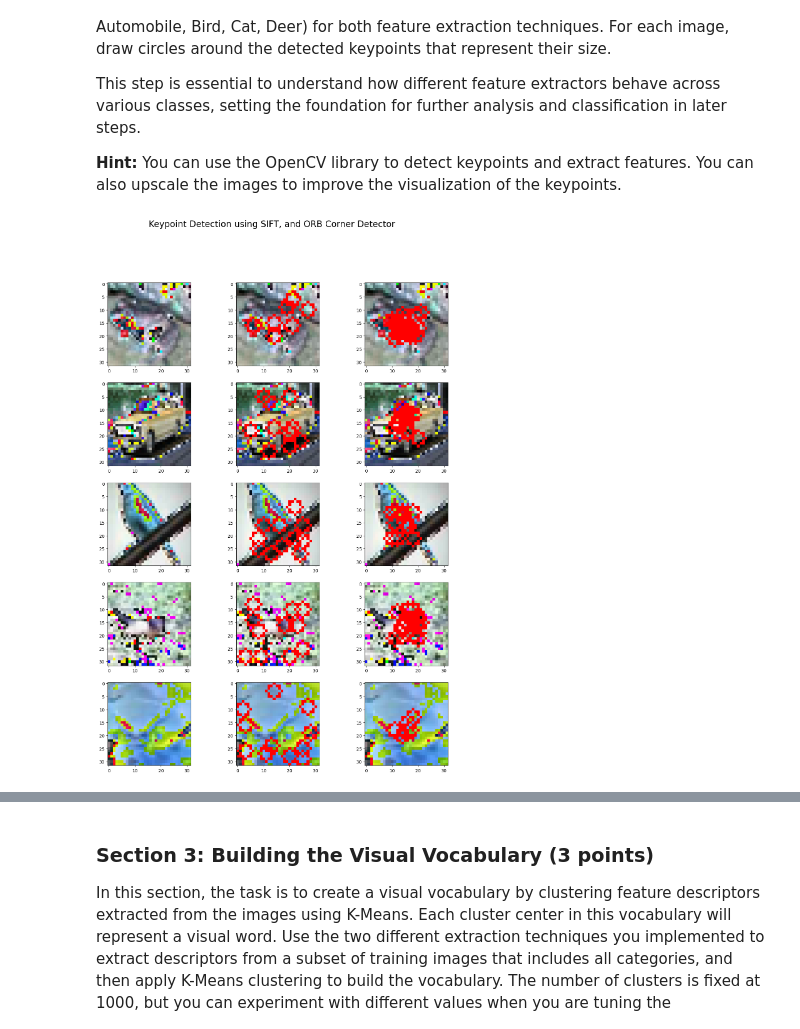
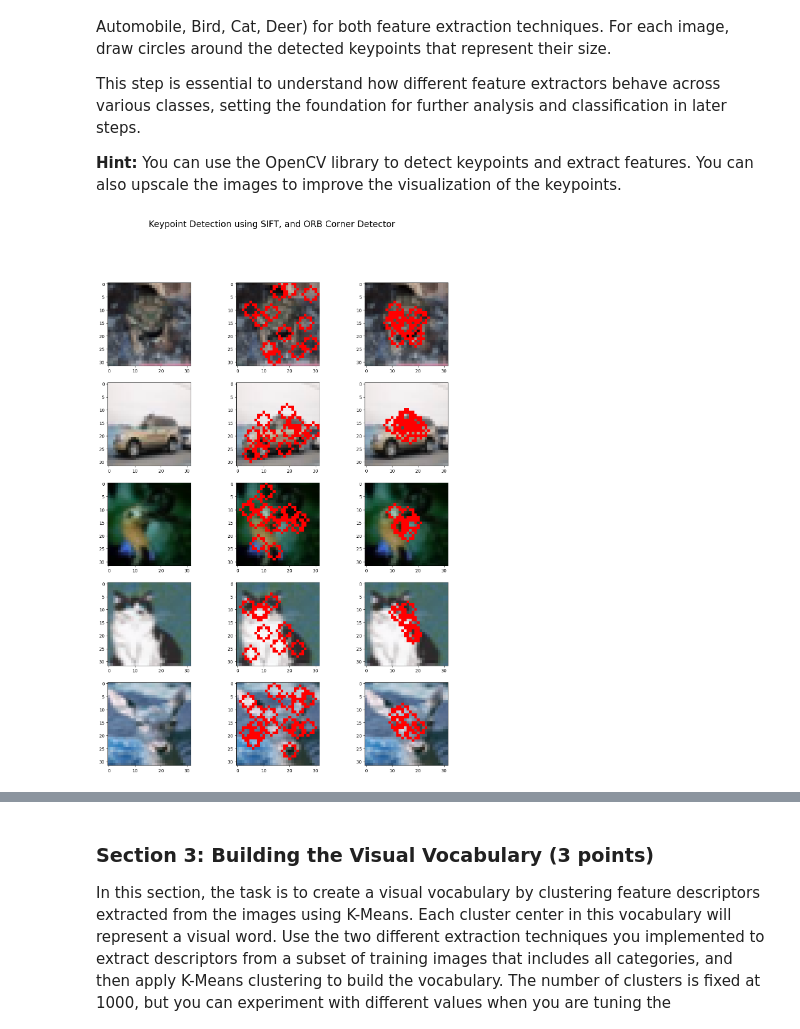
Before and after one commit to matthias-hagenauer/cv1_labs, a Jupyter notebook: cv1-lab-final-1/cv1-final-lab-part-1.ipynb, the cells around one changed output, grey strips where cells are left out. Drawn from its saved outputs; the diff is of its cells as text; code cells hidden in the pictures.

```diff
--- a/cv1-lab-final-1/cv1-final-lab-part-1.ipynb
+++ b/cv1-lab-final-1/cv1-final-lab-part-1.ipynb
@@ -244,35 +244,35 @@ def draw_keypoints(image, keypoints, title):
 def get_random_picture(label=None):
     classes = {'Frog': 0, 'Automobile': 1, 'Bird': 2, 'Cat': 3, 'Deer': 4}
     if label is not None:
         matching_indices = [i.item() for i in torch.where(train_labels == classes[label])[0]]
         random_index = np.random.choice(matching_indices)
         return train_images[random_index].numpy(), random_index
     else:
         random_index = np.random.randint(0, train_images.shape[0])
         return train_images[random_index].numpy(), random_index
 
 classes = ['Frog', 'Automobile', 'Bird', 'Cat', 'Deer']
 images = [get_random_picture(label)[0] for label in classes]
 
 fig, axs = plt.subplots(len(classes), 3, figsize=(15, 20))
 fig.suptitle('Keypoint Detection using SIFT, and ORB Corner Detector', fontsize=20)
 
 for i, cls in enumerate(classes):
     img = images[i]
-    img = (img * 255).astype(np.uint8)
+    img =  ((img * 0.5 + 0.5) * 255).astype(np.uint8)
     img = cv2.cvtColor(img, cv2.COLOR_BGR2RGB)
 
     sift_keypoints, _ = detect_keypoints_sift(img)
     orb_keypoints, _ = detect_keypoints_orb(img)
 
     axs[i, 0].imshow(img)
     axs[i, 1].imshow(draw_keypoints(img, sift_keypoints, f'SIFT - {cls}'))
     axs[i, 2].imshow(draw_keypoints(img, orb_keypoints, f'ORB - {cls}'))
 
 
 plt.show()
 # %% [output]
-[figure, old version]
+[figure, new version]
 # %%
 def get_mean_amount_of_keypoints_detected():
 
```
Also changed, not shown: parts of 3 cells of this notebook.
